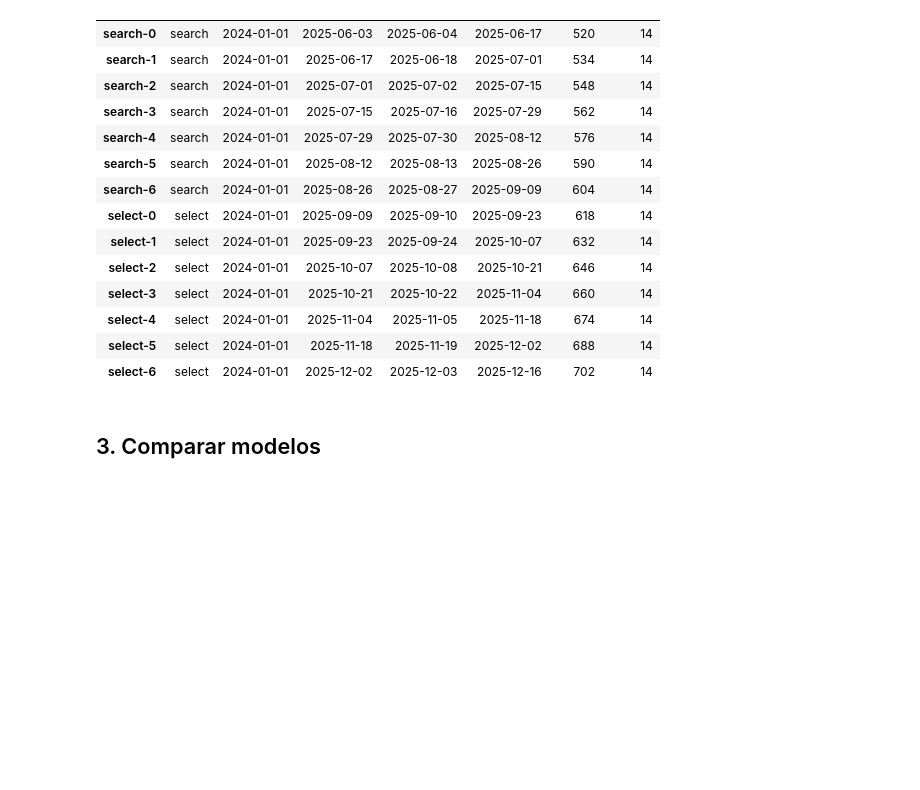
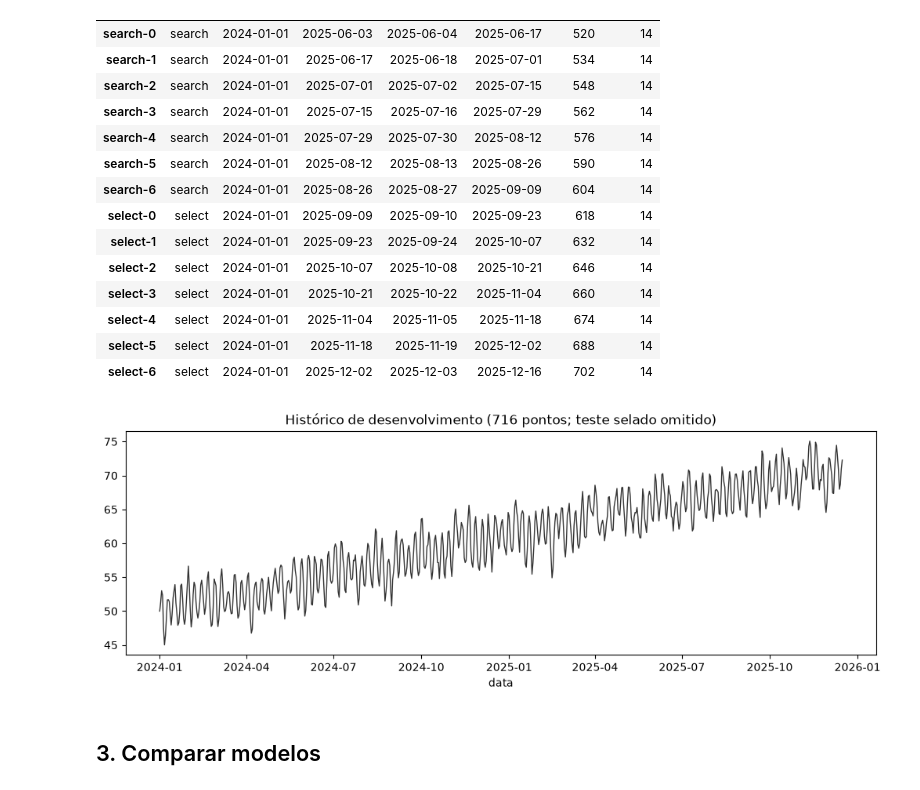
Before and after one commit to autohybts-lib/AutoHybTS, a Jupyter notebook: notebooks/01_quickstart.ipynb, the cells around one changed output. Saved outputs shown, nothing was run; the diff lists cells and outputs as text; code cells hidden in the pictures; blank space fills up the shorter version.

```diff
--- a/notebooks/01_quickstart.ipynb
+++ b/notebooks/01_quickstart.ipynb
@@ -51,6 +51,10 @@ exp.splits
 | select-4 | select | 2024-01-01 | 2025-11-04 | 2025-11-05 | 2025-11-18 | 674 | 14 |
 | select-5 | select | 2024-01-01 | 2025-11-18 | 2025-11-19 | 2025-12-02 | 688 | 14 |
 | select-6 | select | 2024-01-01 | 2025-12-02 | 2025-12-03 | 2025-12-16 | 702 | 14 |
+# %%
+exp.plot_data("series")
+# %% [output]
+[figure, added]
 # %% [markdown]
 ## 3. Comparar modelos
 # %%
```
Also changed, not shown: parts of 4 cells of this notebook, 18 other files.
